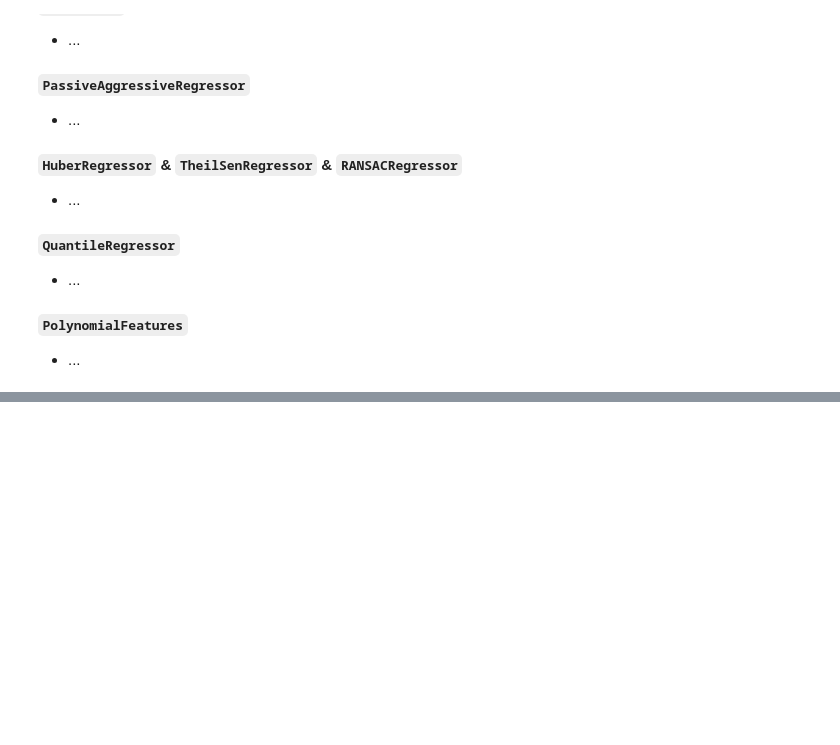
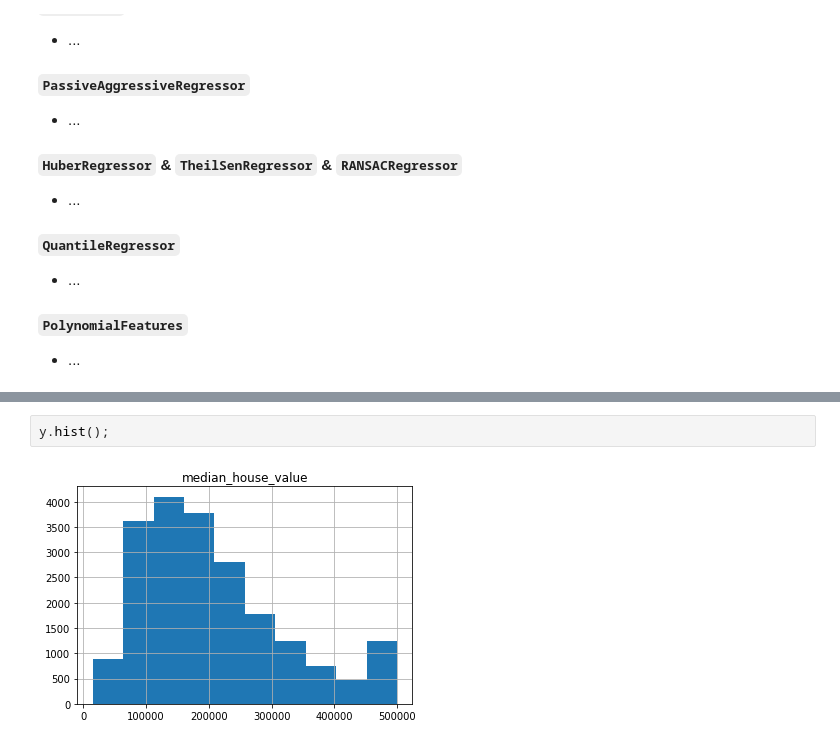
Before and after one commit to dominikpegler/internship_ml, a Jupyter notebook: playground.ipynb, the cells around one changed output, grey strips where cells are left out. Drawn from its saved outputs; the diff is of its cells as text; blank space fills up the shorter version.

```diff
--- a/playground.ipynb
+++ b/playground.ipynb
@@ -362,0 +123,4 @@ print(r2)
+# %%
+y.hist();
+# %% [output]
+[figure, added]
```
Also changed, not shown: parts of 40 cells of this notebook, 5 other files.
